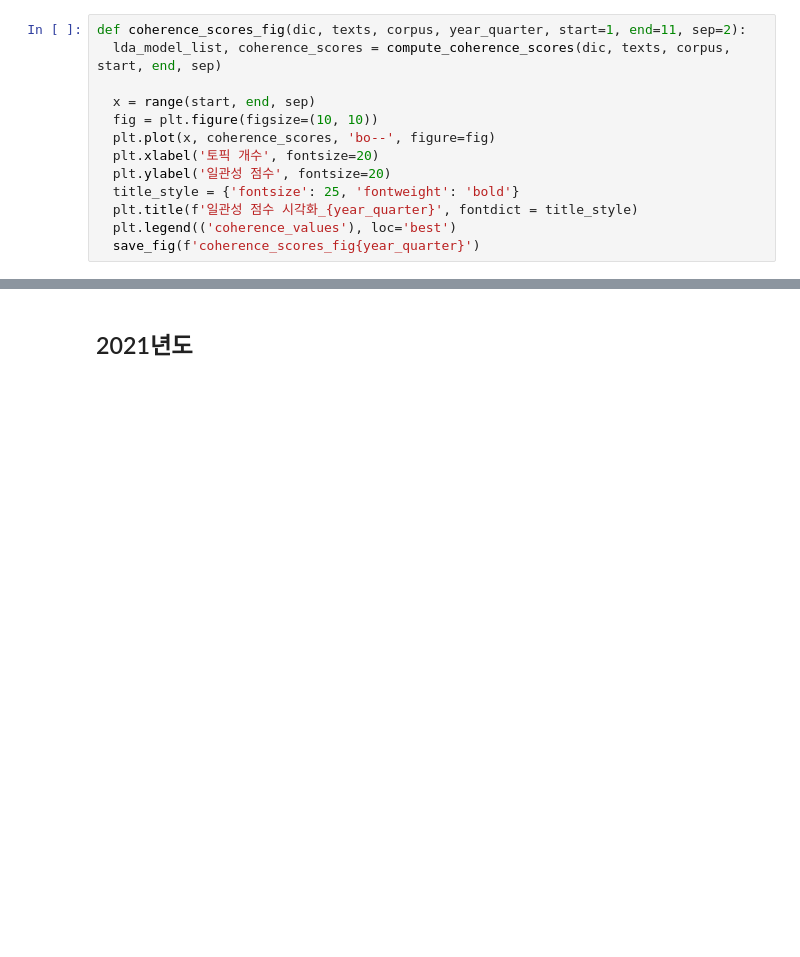
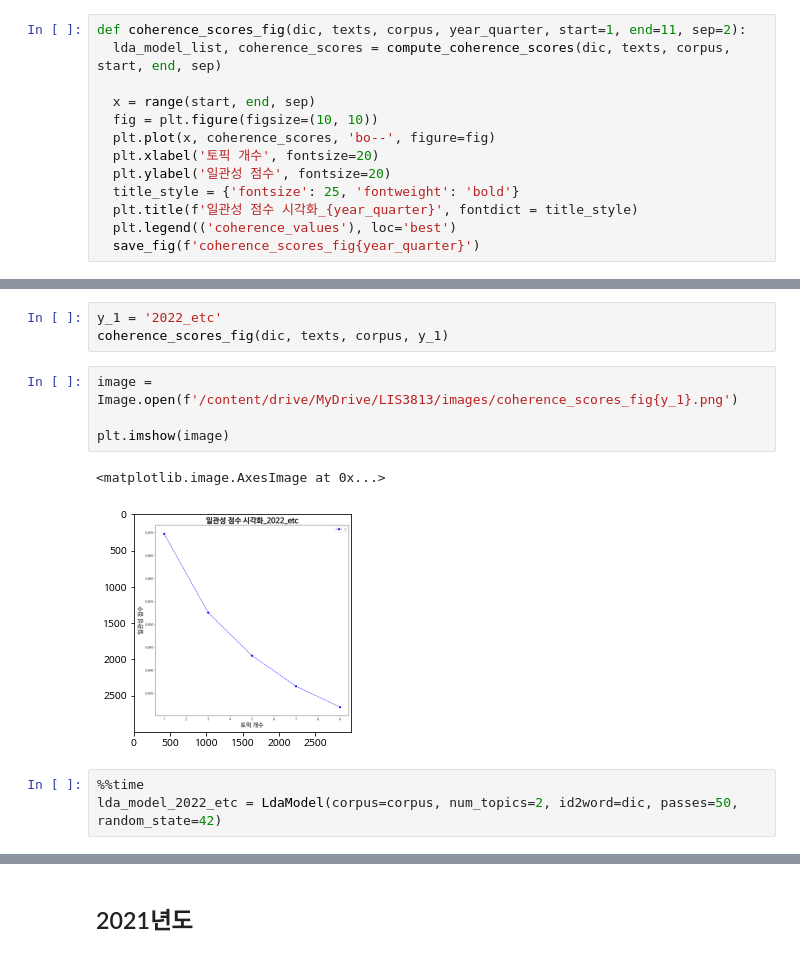
Before and after one commit to LIS3813/LIS3813, a Jupyter notebook: Topic Modeling/lda_topic_modeling.ipynb, the cells around one changed output, grey strips where cells are left out. Saved outputs shown, nothing was run; the diff lists cells and outputs as text; blank space fills up the shorter version.

```diff
--- a/Topic Modeling/lda_topic_modeling.ipynb
+++ b/Topic Modeling/lda_topic_modeling.ipynb
@@ -97,0 +212,13 @@ def coherence_scores_fig(dic, texts, corpus, year_quarter, start=1, end=11, sep=
+# %%
+y_1 = '2022_etc'
+coherence_scores_fig(dic, texts, corpus, y_1)
+# %%
+image = Image.open(f'/content/drive/MyDrive/LIS3813/images/coherence_scores_fig{y_1}.png')
+
+plt.imshow(image)
+# %% [output]
+<matplotlib.image.AxesImage at 0x...>
+[figure, added]
+# %%
+%%time
+lda_model_2022_etc = LdaModel(corpus=corpus, num_topics=2, id2word=dic, passes=50, random_state=42)
```
Also changed, not shown: parts of 23 cells of this notebook, 29 other files.
